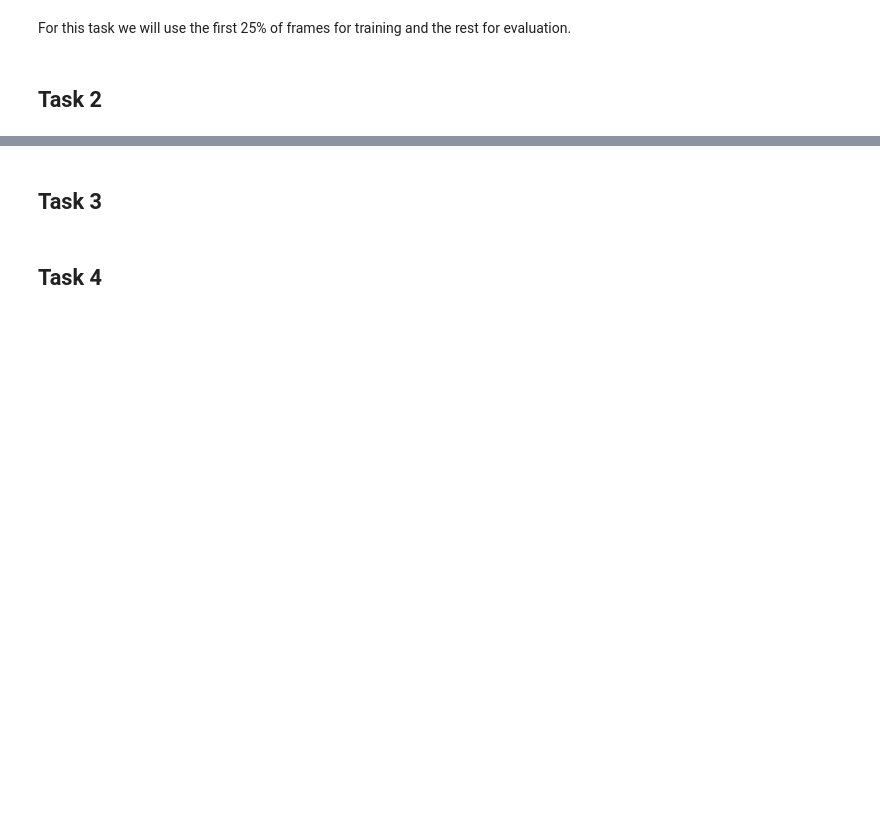
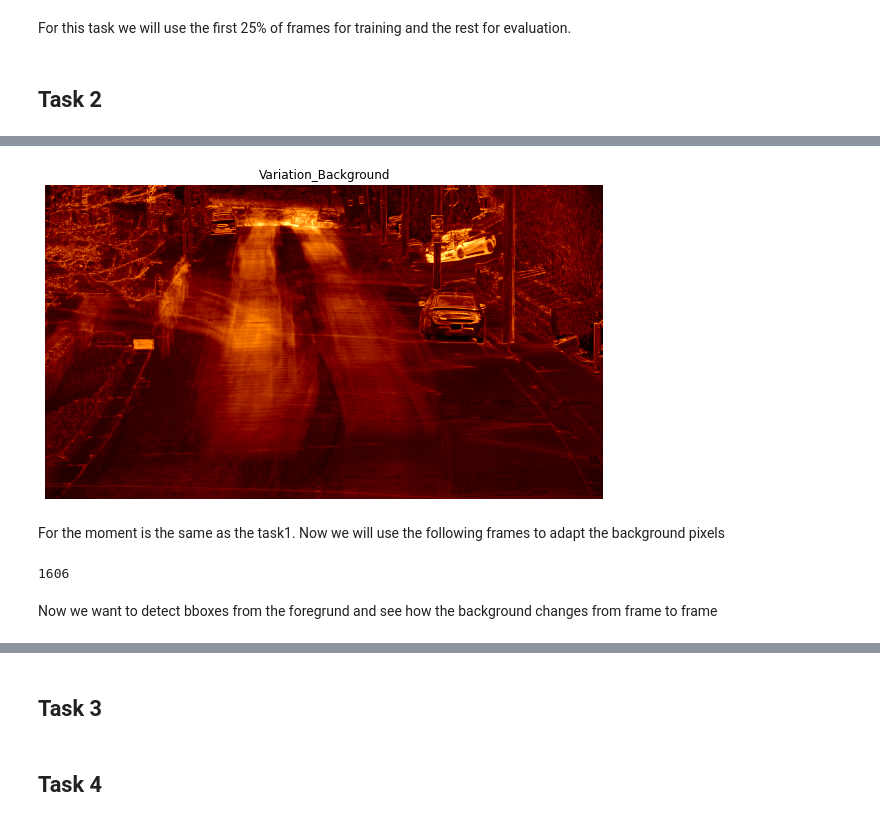
Before and after one commit to mcv-m6-video/mcv-m6-2021-team2, a Jupyter notebook: week2.ipynb, the cells around one changed output, grey strips where cells are left out. Saved outputs shown, nothing was run; the diff lists cells and outputs as text; code cells hidden in the pictures; blank space fills up the shorter version.

Commit message:
task 2 nearly finished

```diff
--- a/week2.ipynb
+++ b/week2.ipynb
@@ -45,0 +87,11 @@ For this task we will use the first 25% of frames for training and the rest for
+# %%
+plot_img(bg_std, cmap='afmhot', title='Variation_Background', save_root=RESULTS_ROOT/'week2')
+# %% [output]
+[figure, added]
+# %% [markdown]
+For the moment is the same as the task1. Now we will use the following frames to adapt the background pixels
+# %%
+eval_frames = frames[training_split_idx:]
+len(eval_frames)
+# %% [output]
+1606
@@ -45,0 +100,2 @@ For this task we will use the first 25% of frames for training and the rest for
+# %% [markdown]
+Now we want to detect bboxes from the foregrund and see how the background changes from frame to frame
```
Also changed, not shown: parts of 14 cells of this notebook, 3 other files.
